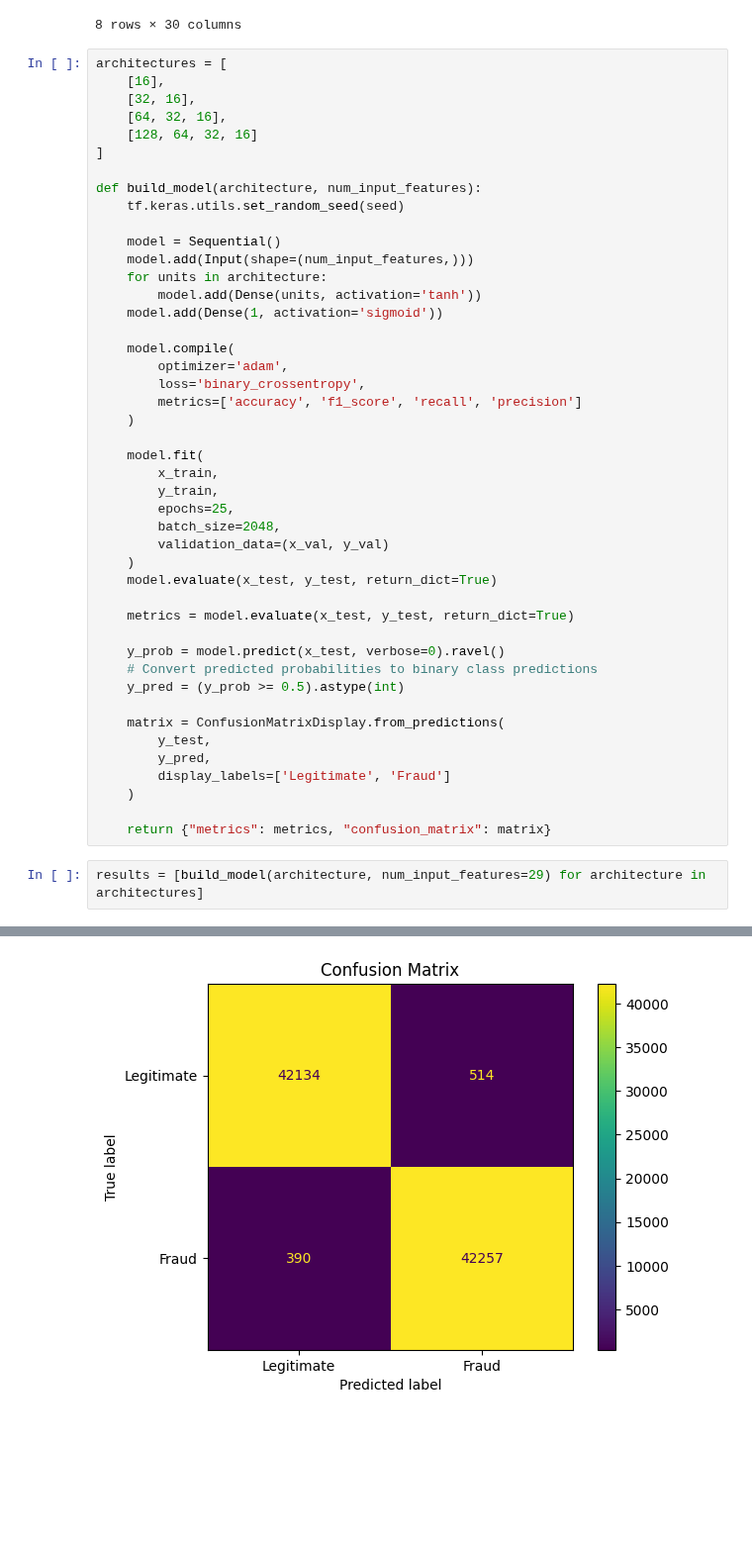
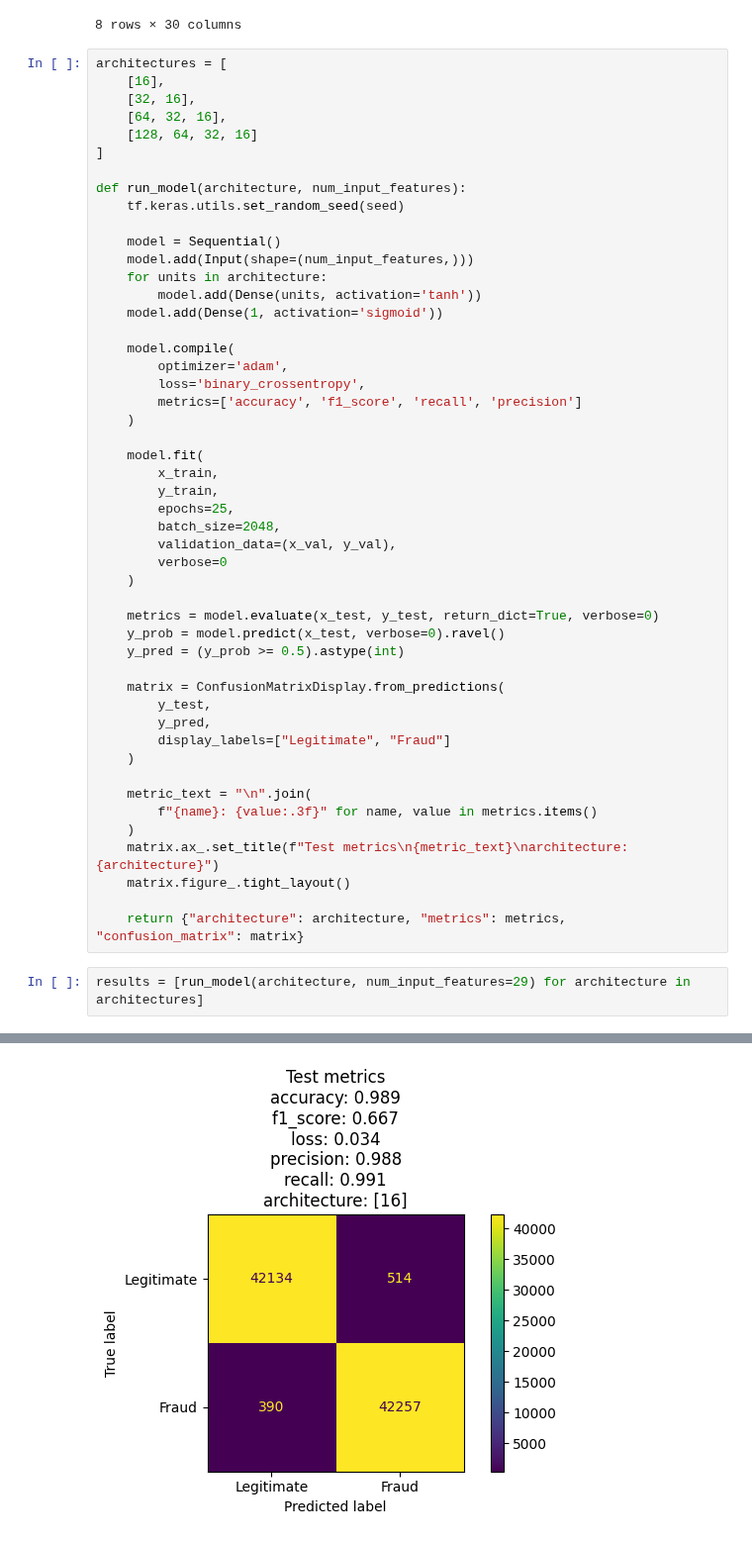
Before and after one commit to tkleg/SSE682-Capstone, a Jupyter notebook: basic.ipynb, the cells around one changed output, grey strips where cells are left out. Shown at 99% size. Cells and saved outputs as stored; diff of their text form; blank space fills up the shorter version.

```diff
--- a/basic.ipynb
+++ b/basic.ipynb
@@ -85,7 +85,7 @@ architectures = [
     [128, 64, 32, 16]
 ]
 
-def build_model(architecture, num_input_features):
+def run_model(architecture, num_input_features):
     tf.keras.utils.set_random_seed(seed)
 
     model = Sequential()
@@ -105,23 +105,27 @@ def build_model(architecture, num_input_features):
         y_train,
         epochs=25,
         batch_size=2048,
-        validation_data=(x_val, y_val)
+        validation_data=(x_val, y_val),
+        verbose=0
     )
-    model.evaluate(x_test, y_test, return_dict=True)
 
-    metrics = model.evaluate(x_test, y_test, return_dict=True)
-
+    metrics = model.evaluate(x_test, y_test, return_dict=True, verbose=0)
     y_prob = model.predict(x_test, verbose=0).ravel()
-    # Convert predicted probabilities to binary class predictions
     y_pred = (y_prob >= 0.5).astype(int)
 
     matrix = ConfusionMatrixDisplay.from_predictions(
         y_test,
         y_pred,
-        display_labels=['Legitimate', 'Fraud']
+        display_labels=["Legitimate", "Fraud"]
     )
 
-    return {"metrics": metrics, "confusion_matrix": matrix}
+    metric_text = "\n".join(
+        f"{name}: {value:.3f}" for name, value in metrics.items()
+    )
+    matrix.ax_.set_title(f"Test metrics\n{metric_text}\narchitecture: {architecture}")
+    matrix.figure_.tight_layout()
+
+    return {"architecture": architecture, "metrics": metrics, "confusion_matrix": matrix}
 # %%
-results = [build_model(architecture, num_input_features=29) for architecture in architectures]
+results = [run_model(architecture, num_input_features=29) for architecture in architectures]
 # %% [output]
@@ -145 +132 @@ Epoch 25/25
-[figure, old version]
+[figure, new version]
```
Also changed, not shown: parts of 2 cells of this notebook.
